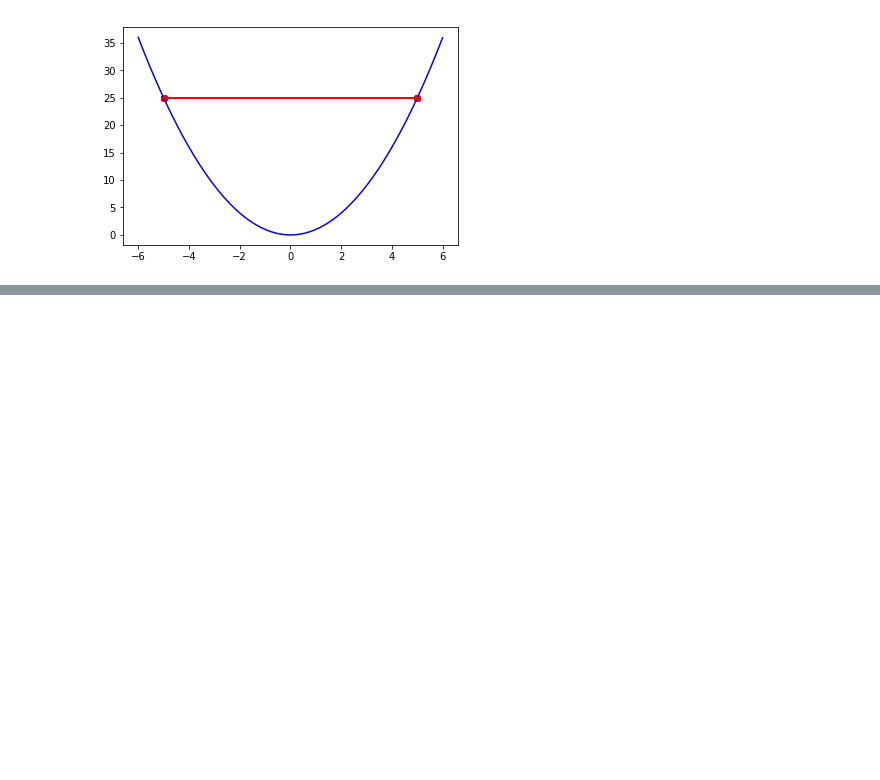
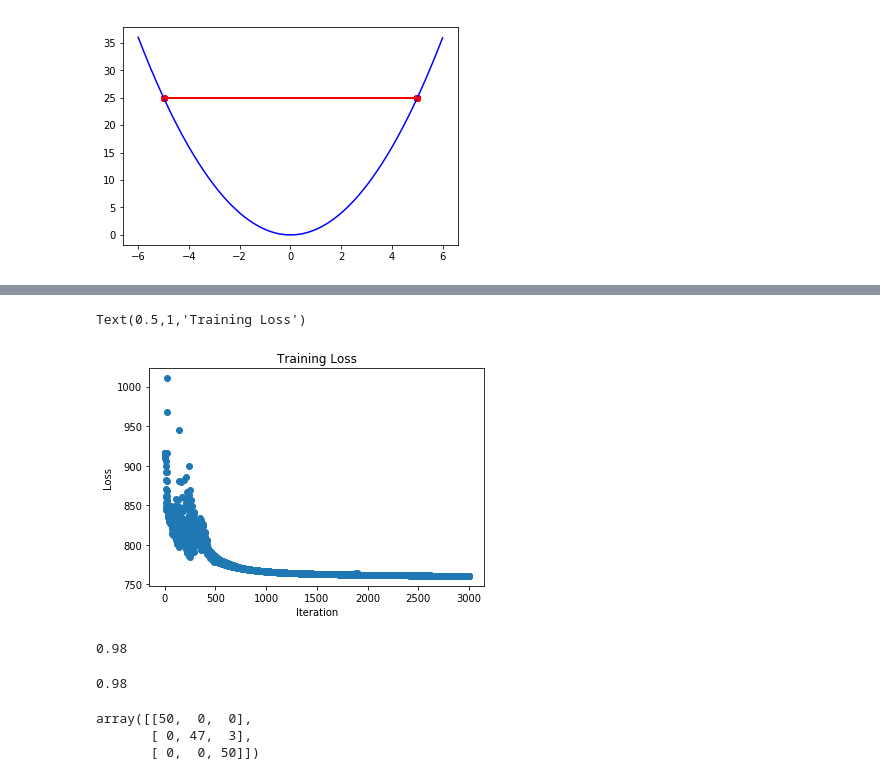
Before and after one commit to ywchiu/ctbcpy, a Jupyter notebook: Demo20180810.ipynb, the cells around one changed output, grey strips where cells are left out. Drawn from its saved outputs; the diff is of its cells as text; code cells hidden in the pictures; blank space fills up the shorter version.

```diff
--- a/Demo20180810.ipynb
+++ b/Demo20180810.ipynb
@@ -97,0 +189,4 @@ plt.scatter(x, func(x), c='r')
+# %%
+from sklearn.datasets import load_iris
+iris = load_iris()
+x= iris.data
@@ -97,0 +203,3 @@ plt.scatter(x, func(x), c='r')
+# %%
+y = np.zeros((len(iris.target), 3))
+y[0:3,]
@@ -97,0 +210,3 @@ plt.scatter(x, func(x), c='r')
+# %%
+for idx, val in enumerate(iris.target):
+    y[idx, val] = 1
@@ -97,0 +219,11 @@ plt.scatter(x, func(x), c='r')
+# %%
+epochs = 3000
+lr     = 0.01
+
+train_loss = []
+for i in range(epochs):
+    grad = net.numerical_gradient(x,y)
+    for key in ('W1', 'b1', 'W2', 'b2'):
+        net.params[key] = net.params[key] - lr * grad[key]
+    loss = net.loss(x, y)
+    train_loss.append(loss)
@@ -97,0 +250,10 @@ plt.scatter(x, func(x), c='r')
+# %%
+
+
+plt.scatter(range(0,3000),train_loss)
+plt.xlabel('Iteration')
+plt.ylabel('Loss')
+plt.title('Training Loss')
+# %% [output]
+Text(0.5,1,'Training Loss')
+[figure, added]
@@ -97,0 +262,15 @@ plt.scatter(x, func(x), c='r')
+# %%
+sum(predicted == iris.target) / len(iris.target)
+# %% [output]
+0.98
+# %%
+from sklearn.metrics import accuracy_score, confusion_matrix
+accuracy_score(iris.target, predicted)
+# %% [output]
+0.98
+# %%
+confusion_matrix(iris.target, predicted)
+# %% [output]
+array([[50,  0,  0],
+       [ 0, 47,  3],
+       [ 0,  0, 50]])
```
Also changed, not shown: parts of 13 cells of this notebook.
